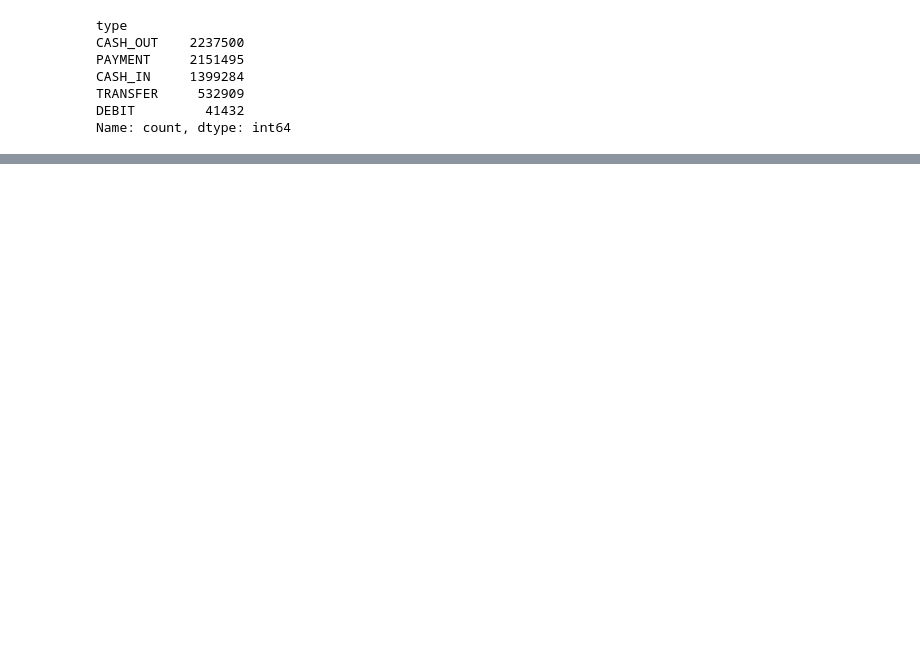
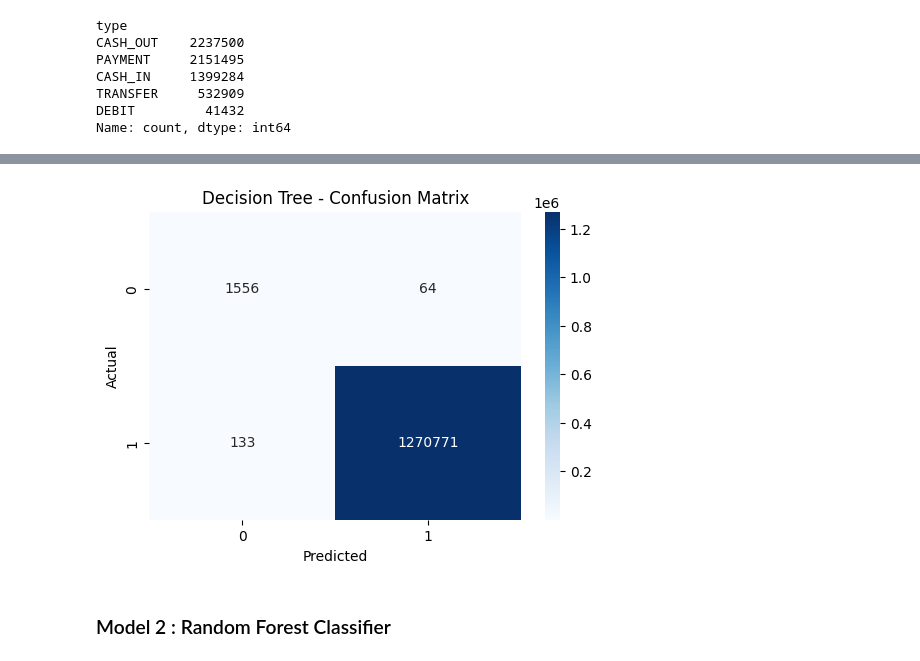
Before and after one commit to aminebc2/fraude, a Jupyter notebook: Machine Learning/Fraud_Detection_Model.ipynb, the cells around one changed output, grey strips where cells are left out. Drawn from its saved outputs; the diff is of its cells as text; code cells hidden in the pictures; blank space fills up the shorter version.

```diff
--- a/Machine Learning/Fraud_Detection_Model.ipynb
+++ b/Machine Learning/Fraud_Detection_Model.ipynb
@@ -123,0 +193,5 @@ print(model.predict(features))
+# %%
+# Feature scaling
+scaler = StandardScaler()
+X_train_scaled = scaler.fit_transform(X_train)
+X_test_scaled = scaler.transform(X_test)
@@ -123,0 +200,5 @@ print(model.predict(features))
+# %%
+dt_model = DecisionTreeClassifier(random_state=42)
+dt_model.fit(X_train_scaled, y_train)
+dt_predictions = dt_model.predict(X_test_scaled)
+dt_accuracy = dt_model.score(X_test_scaled, y_test)
@@ -123,0 +219,12 @@ print(model.predict(features))
+# %%
+# Visualizing the Confusion Matrix for Decision Tree
+plt.figure(figsize=(6, 4))
+sns.heatmap(confusion_matrix(y_test, dt_predictions), annot=True, fmt='d', cmap='Blues')
+plt.title("Decision Tree - Confusion Matrix")
+plt.xlabel("Predicted")
+plt.ylabel("Actual")
+plt.show()
+# %% [output]
+[figure, added]
+# %% [markdown]
+### Model 2 : Random Forest Classifier
```
Also changed, not shown: parts of 29 cells of this notebook, 4 other files.
